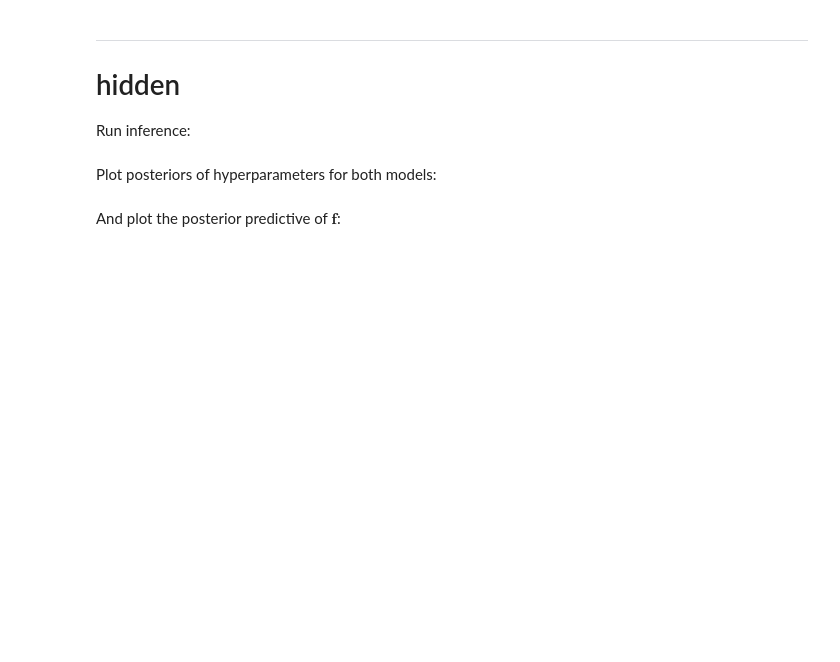
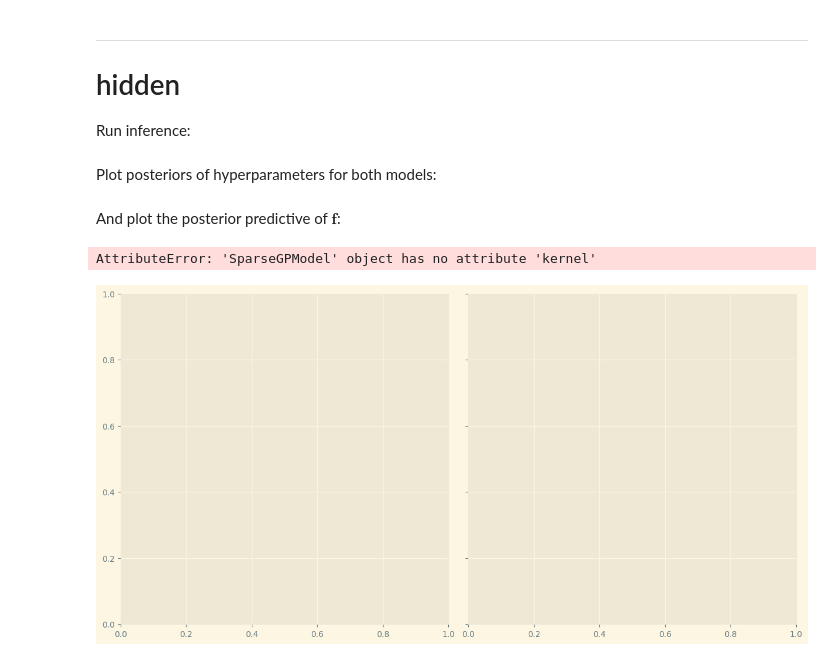
Before and after one commit to UncertaintyInComplexSystems/bayesianmodels, a Jupyter notebook: notebooks/sparse_GP_regression_with_Gibbs.ipynb, the cells around one changed output. Drawn from its saved outputs; the diff is of its cells as text; code cells hidden in the pictures; blank space fills up the shorter version.

Commit message:
running SMC update, no plotting yet

```diff
--- a/notebooks/sparse_GP_regression_with_Gibbs.ipynb
+++ b/notebooks/sparse_GP_regression_with_Gibbs.ipynb
@@ -306,0 +636,33 @@ if True:
+# %%
+%%time
+
+# randomize the models inital state
+random_random_seed = np.random.randint(0, 10000 + 1)
+print('random random seed:', random_random_seed)
+key = jrnd.PRNGKey(random_random_seed)
+
+# define parameters for inference
+sampling_parameters = dict(
+    #num_burn=0,  # gibbs
+    #num_samples=20_000  # gibbs | num_mcmc_steps
+
+    num_particles=1_0,  # SMC
+    num_mcmc_steps=2_0  # SMC
+    )
+
+# run inference
+with jax.disable_jit(disable=False):  # TODO: Add alarming print when disabled
+    key, key_inference = jrnd.split(key)
+
+    # initial_state, gibbs_states = gp_sparse.inference(
+    #     key_inference,
+    #     mode='gibbs-in-smc',
+    #     sampling_parameters=sampling_parameters)`
+
+    initial_particles, particles, num_iter, marginal_likelihood = gp_sparse.inference(
+        key_inference,
+        mode='gibbs-in-smc',
+        sampling_parameters=sampling_parameters)
+
+    # unpack results for easy access
+    particles = particles.particles
@@ -325,0 +675,3 @@ print('variance', initial_state.position['variance'])
+# %%
+for para, val in sampling_parameters.items():
+    print(para, ':', val)
@@ -684,31 +759,34 @@ fig, axes = plt.subplots(nrows=1, ncols=2, figsize=(12, 6), sharex=True,
                             sharey=True, constrained_layout=True)
 axes = np.expand_dims(axes, axis=0)  # quick fix as I removed a whole row of plots
 
-for j, gp in enumerate([gp_latent]):
+for j, gp in enumerate([gp_sparse]):
     key, key_pred = jrnd.split(key)
     f_pred = gp.predict_f(key_pred, x_pred)
 
     ax = axes[j, 0]
     for i in jnp.arange(0, num_particles, step=10):
         ax.plot(x_pred, f_pred[i, :], alpha=0.1, color='tab:blue')
 
     ax = axes[j, 1]
     f_mean = jnp.mean(f_pred, axis=0)
     f_hdi_lower = jnp.percentile(f_pred, q=2.5, axis=0)
     f_hdi_upper = jnp.percentile(f_pred, q=97.5, axis=0)
 
     ax.plot(x_pred, f_mean, color='tab:blue', lw=2)
     ax.fill_between(x_pred, f_hdi_lower, f_hdi_upper,
                     alpha=0.2, color='tab:blue', lw=0)
 
 for ax in axes.flatten():
     ax.plot(x, f_true, 'k', label=r'$f$')
     ax.plot(x, y, 'rx', label='obs')
     ax.set_xlim([-0.25, 1.25])
     ax.set_ylim([-4., 5.])
     ax.set_xlabel(r'$x$')
 
 axes[0, 0].set_title('SMC particles')
 axes[0, 1].set_title('Posterior 95% HDI')
 
 axes[0, 0].set_ylabel('Latent GP', rotation=0, ha='right');
+# %% [output]
+AttributeError: 'SparseGPModel' object has no attribute 'kernel'
+[figure, added]
```
Also changed, not shown: parts of 17 cells of this notebook, 5 other files.
